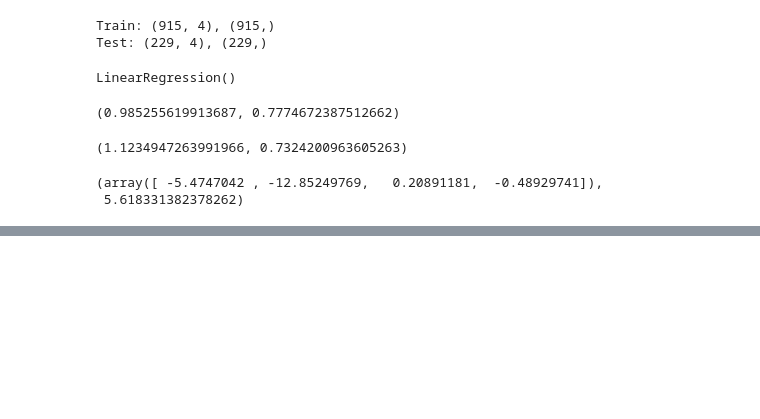
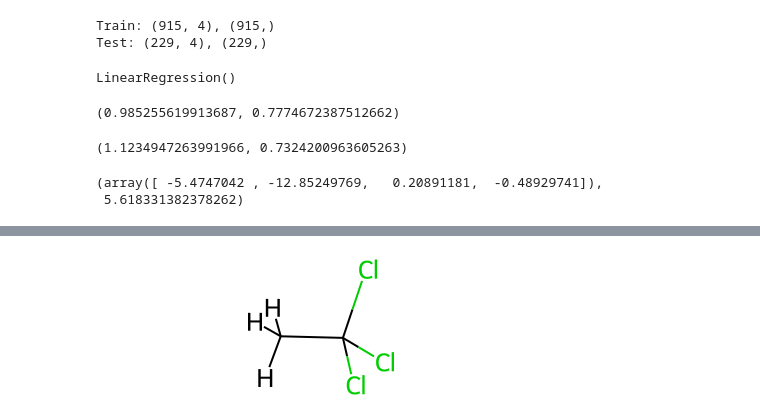
Before and after one commit to 2253shubham/Machine_Learning_personal_learning, a Jupyter notebook: learning_2_Delaney_dataset.ipynb, the cells around one changed output, grey strips where cells are left out. Drawn from its saved outputs; the diff is of its cells as text; code cells hidden in the pictures; blank space fills up the shorter version.

```diff
--- a/learning_2_Delaney_dataset.ipynb
+++ b/learning_2_Delaney_dataset.ipynb
@@ -106,0 +145,10 @@ fig.show()
+# %%
+#Converting to 3D and computing energy
+k = copy.deepcopy(mol[1])
+k = Chem.AddHs(k)
+AllChem.EmbedMultipleConfs(k, numConfs = 12)
+res = AllChem.MMFFOptimizeMoleculeConfs(k, maxIters = 1000) # utilizes MMFF94 to optimize
+# %%
+k
+# %% [output]
+[figure, added]
```
Also changed, not shown: parts of 40 cells of this notebook.
